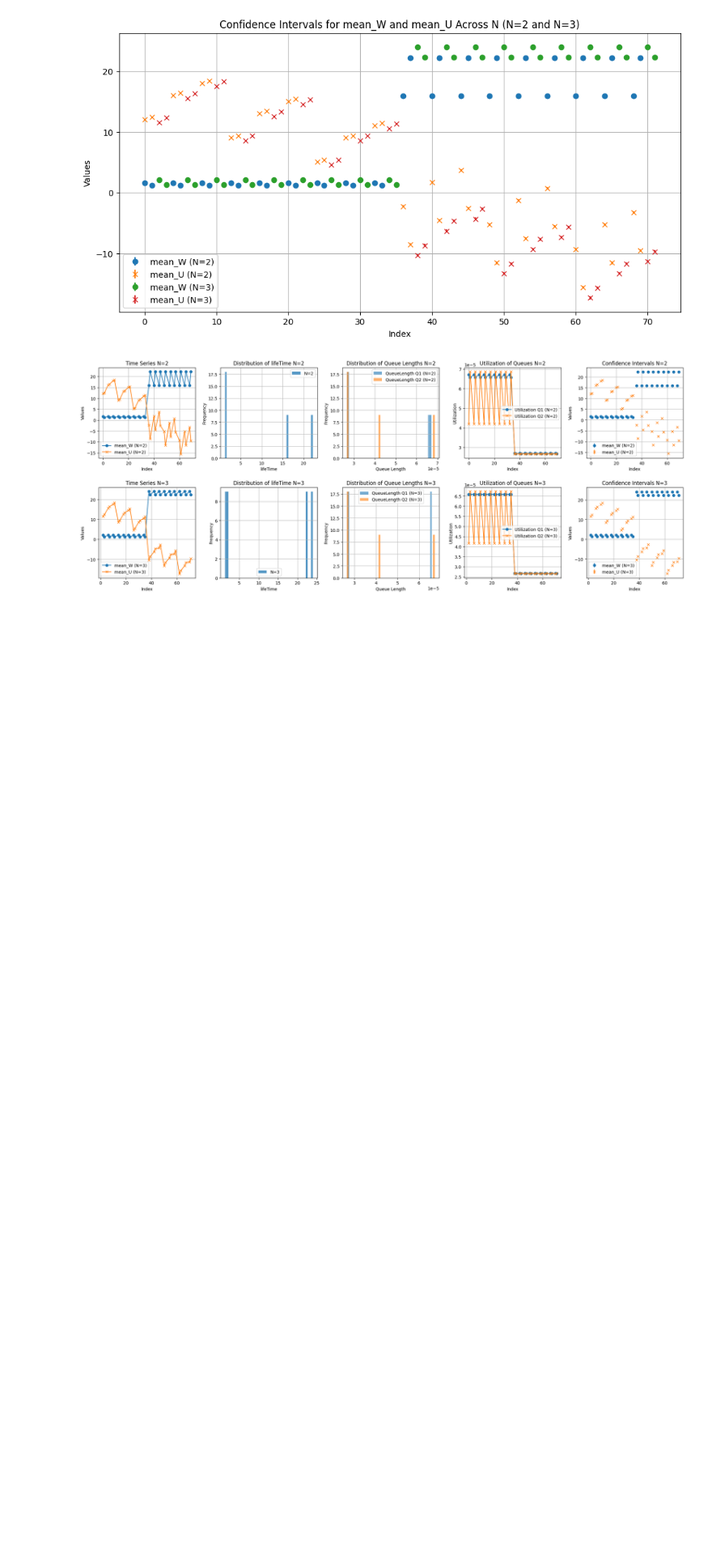
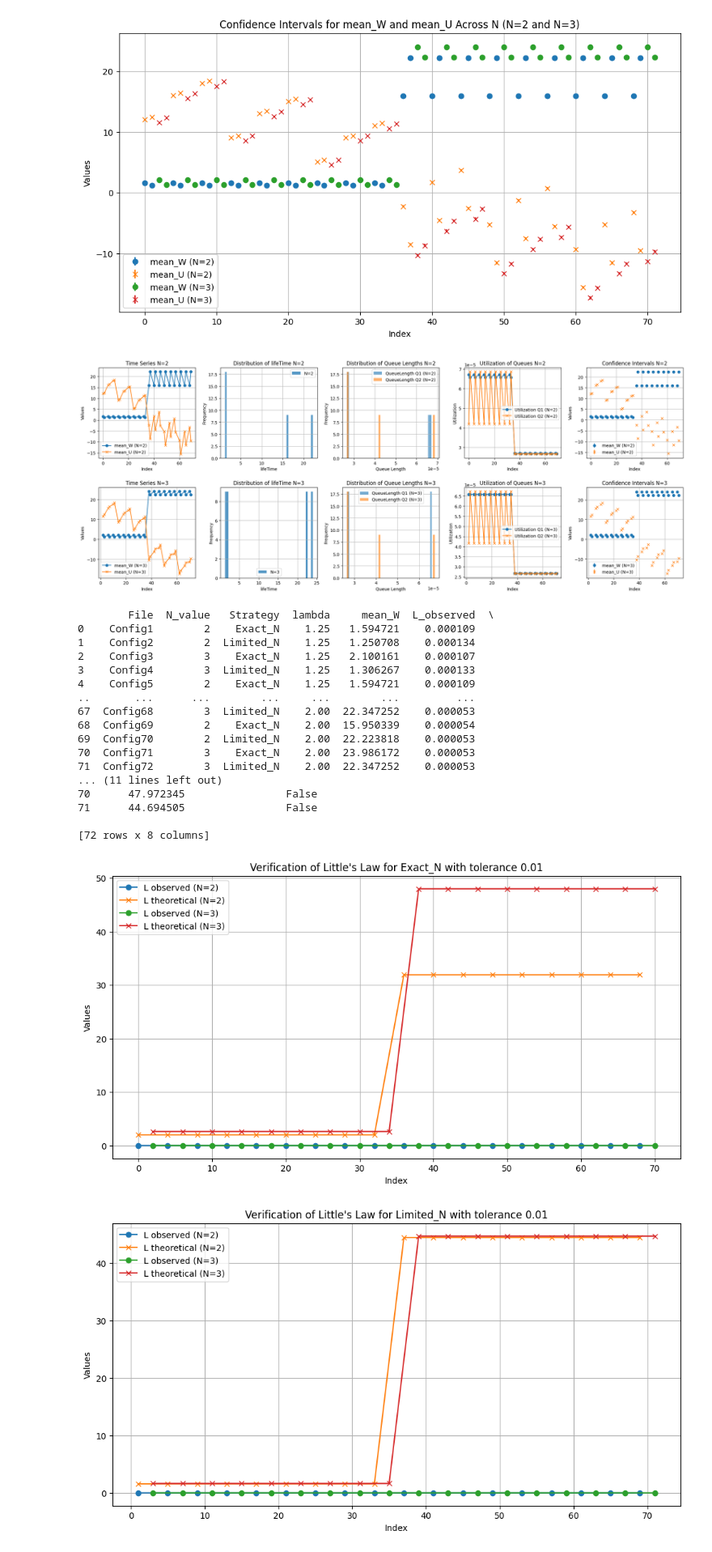
Before and after one commit to Stintipacchio/TandemQueueSystem_Simulation, a Jupyter notebook: src/Analysis/Convalidation.ipynb, the cells around one changed output. Shown at 81% size. Drawn from its saved outputs; the diff is of its cells as text; code cells hidden in the pictures; blank space fills up the shorter version.

Commit message:
Calculated perfect Lambda

```diff
--- a/src/Analysis/Convalidation.ipynb
+++ b/src/Analysis/Convalidation.ipynb
@@ -454,3 +453,79 @@ plt.tight_layout()
 plt.show()
 # %% [output]
 [figure]
+# %%
+import pandas as pd
+import matplotlib.pyplot as plt
+import numpy as np
+import re
+
+# Funzione per estrarre il valore di lambda dalla descrizione
+def extract_lambda(description):
+    match = re.search(r'lambda=([\d\.]+)', description)
+    if match:
+        return float(match.group(1))
+    else:
+        return None
+
+# Carica i dati da results_summary_convalidation.csv
+results_df = pd.read_csv('results_summary_convalidation.csv')
+
+# Filtra i dati includendo solo le configurazioni con N=2 e N=3 nella descrizione
+results_df = results_df[results_df['Description'].str.contains('N=2|N=3')]
+
+# Estrai i valori di N
+results_df['N_value'] = results_df['Description'].str.extract(r'N=(\d+)').astype(int)
+
+# Determina la strategia dalla descrizione
+results_df['Strategy'] = results_df['Description'].apply(lambda desc: 'Exact_N' if 'Strategy=0' in desc else 'Limited_N')
+
+# Estrai i valori di lambda dalla descrizione
+results_df['lambda'] = results_df['Description'].apply(extract_lambda)
+
+# Calcola le colonne L osservato e L teorico
+results_df['L_observed'] = results_df['mean_utilization_Q1'] + results_df['mean_utilization_Q2']
+results_df['L_theoretical'] = results_df['lambda'] * results_df['mean_W']
+
+# Verifica del teorema di Little con tolleranza
+tolerance = 0.01
+results_df['little_verification'] = results_df.apply(lambda row: abs(row['L_observed'] - row['L_theoretical']) < tolerance, axis=1)
+
+# Salva i risultati in un file CSV
+results_df.to_csv('LittleLaw_results.csv', index=False)
+
+# Mostra i risultati per debug
+print(results_df[['File', 'N_value', 'Strategy', 'lambda', 'mean_W', 'L_observed', 'L_theoretical', 'little_verification']])
+
+# Grafico per verificare il teorema di Little per ciascuna strategia
+for strategy in results_df['Strategy'].unique():
+    plt.figure(figsize=(12, 6))
+    for n in [2, 3]:
+        subset = results_df[(results_df['N_value'] == n) & (results_df['Strategy'] == strategy)]
+        plt.plot(subset.index, subset['L_observed'], label=f'L observed (N={n})', marker='o')
+        plt.plot(subset.index, subset['L_theoretical'], label=f'L theoretical (N={n})', marker='x')
+    plt.xlabel('Index')
+    plt.ylabel('Values')
+    plt.title(f'Verification of Little\'s Law for {strategy} with tolerance {tolerance}')
+    plt.legend()
+    plt.grid(True)
+    plt.show()
+# %% [output]
+        File  N_value   Strategy  lambda     mean_W  L_observed  \
+0    Config1        2    Exact_N    1.25   1.594721    0.000109
+1    Config2        2  Limited_N    1.25   1.250708    0.000134
+2    Config3        3    Exact_N    1.25   2.100161    0.000107
+3    Config4        3  Limited_N    1.25   1.306267    0.000133
+4    Config5        2    Exact_N    1.25   1.594721    0.000109
+..       ...      ...        ...     ...        ...         ...
+67  Config68        3  Limited_N    2.00  22.347252    0.000053
+68  Config69        2    Exact_N    2.00  15.950339    0.000054
+69  Config70        2  Limited_N    2.00  22.223818    0.000053
+70  Config71        3    Exact_N    2.00  23.986172    0.000053
+71  Config72        3  Limited_N    2.00  22.347252    0.000053
+... (11 lines left out)
+70      47.972345                False
+71      44.694505                False
+
+[72 rows x 8 columns]
+[figure, added]
+[figure, added]
```
Also changed, not shown: parts of 2 cells of this notebook, 8 other files.
